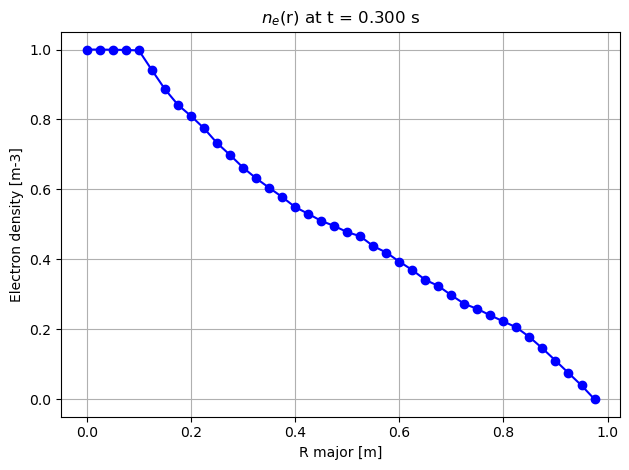
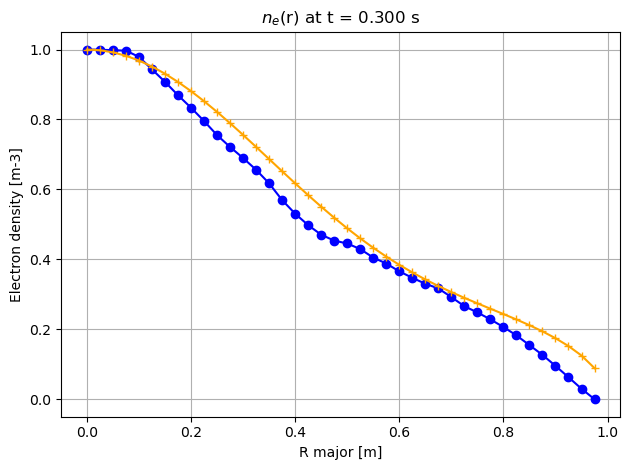
The change to this notebook cell's code, shown as a diff; its figure went from the first image to the second:
--- before
+++ after
@@ -1,4 +1,5 @@
 plt.figure()
 plt.plot(rho, nhat, marker='o', linestyle='-', color='blue')
+plt.plot(rho, den, marker='+', linestyle='-', color='orange')
 plt.xlabel(r"R major [m]")
 plt.ylabel(f"Electron density [{ne_unit}]")

Commit: test files (temporary)